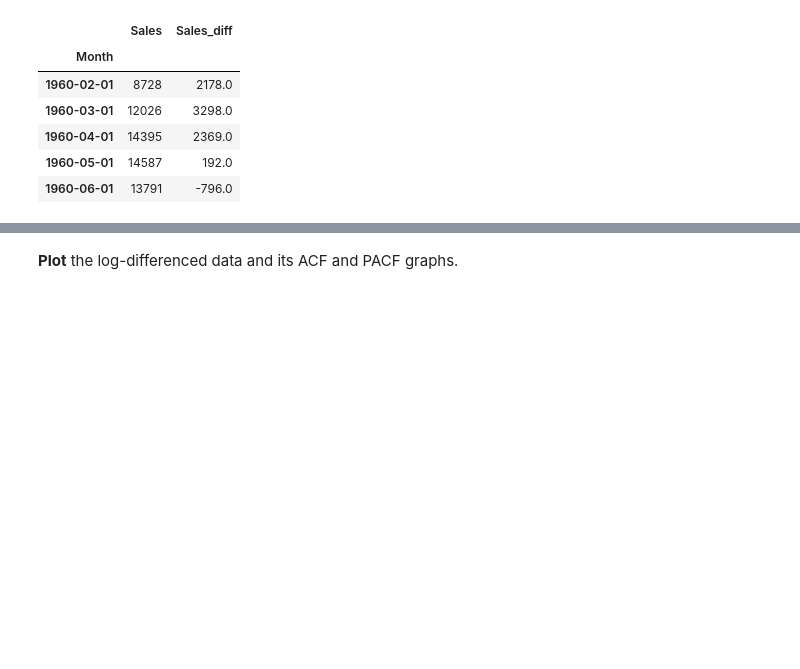
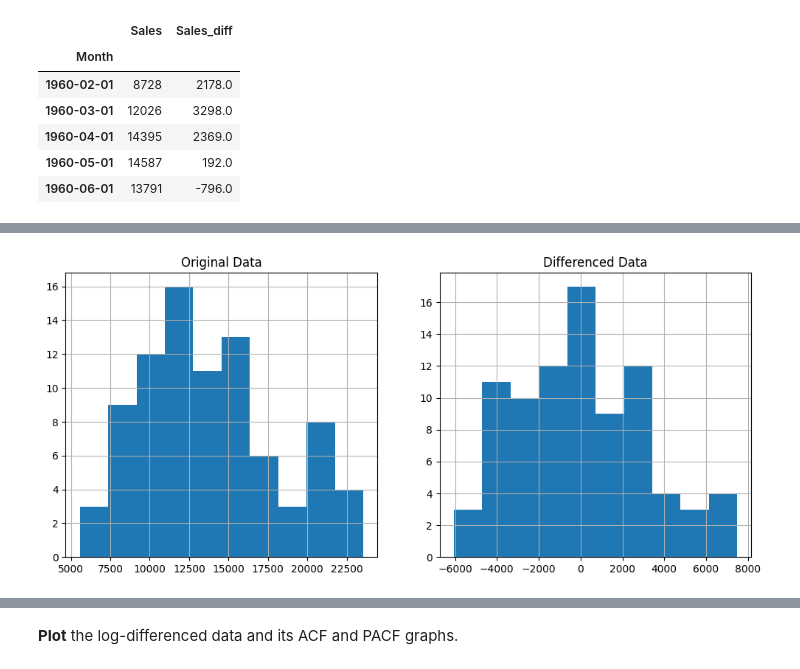
Before and after one commit to aymuos/masters-practise-repo, a Jupyter notebook: TSA_MonthlyCar_ds.ipynb, the cells around one changed output, grey strips where cells are left out. Cells and saved outputs as stored; diff of their text form; code cells hidden in the pictures; blank space fills up the shorter version.

```diff
--- a/TSA_MonthlyCar_ds.ipynb
+++ b/TSA_MonthlyCar_ds.ipynb
@@ -202,0 +305,17 @@ train_data.head()
+# %%
+plt.figure(figsize=(12, 5))
+
+## Histogram of the Original data
+
+plt.subplot(1,2,1)
+train_data['Sales'].dropna().hist()
+plt.title("Original Data")
+
+## Histogram of the Differenced data
+
+plt.subplot(1,2,2)
+train_data['Sales_diff'].dropna().hist()
+plt.title("Differenced Data")
+plt.show()
+# %% [output]
+[figure, added]
```
Also changed, not shown: parts of 9 cells of this notebook.
